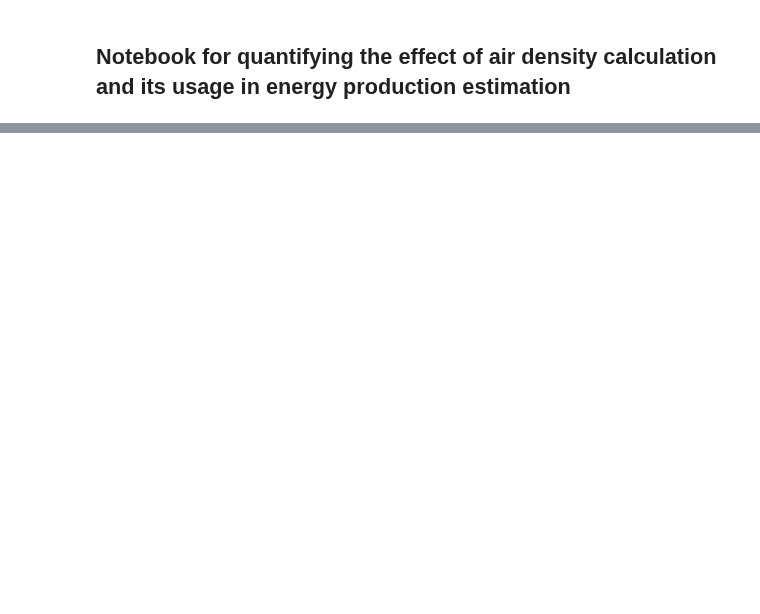
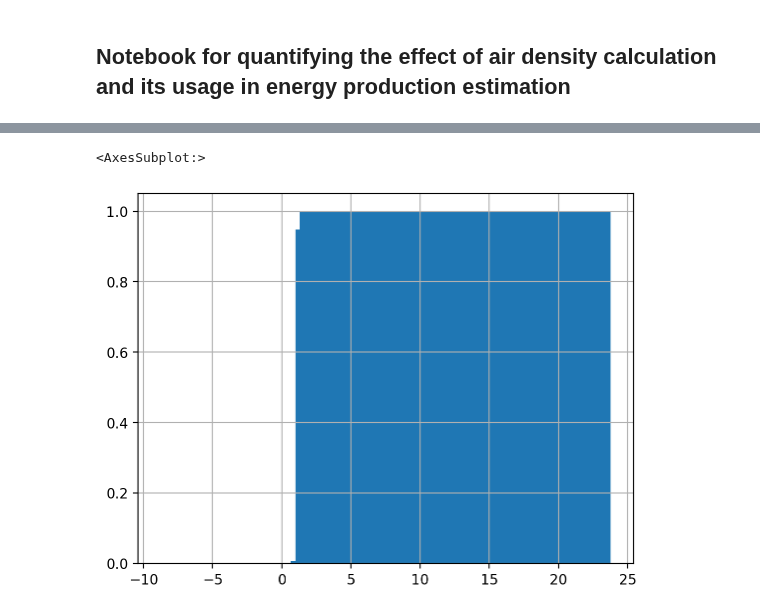
Before and after one commit to NREL/dw-tap, a Jupyter notebook: notebooks/validation/11 Air Density Analysis.ipynb, the cells around one changed output, grey strips where cells are left out. Saved outputs shown, nothing was run; the diff lists cells and outputs as text; code cells hidden in the pictures; blank space fills up the shorter version.

Commit message:
Analysis of air density calculation

```diff
--- a/notebooks/validation/11 Air Density Analysis.ipynb
+++ b/notebooks/validation/11 Air Density Analysis.ipynb
@@ -17,4 +17,5 @@ import glob
 %matplotlib inline
 %config InlineBackend.figure_format='retina'
 # %%
-wtk_df = pd.read_csv("01 Bergey Turbine Data/wtk.csv.bz2")
+wtk_df = pd.read_csv("01 Bergey Turbine Data/wtk_tp.csv.bz2")
+wtk_df
@@ -36,0 +36,6 @@ wtk_df
+# %%
+air_density = wtk_df["pres"] / (287.05 * wtk_df["temp"])
+air_density.hist(cumulative=True, density=1, bins = 100)
+# %% [output]
+<AxesSubplot:>
+[figure, added]
```
Also changed, not shown: parts of 7 cells of this notebook.
